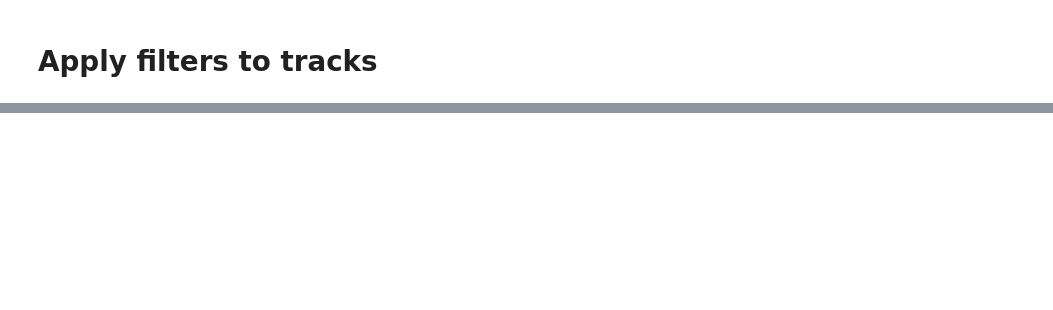
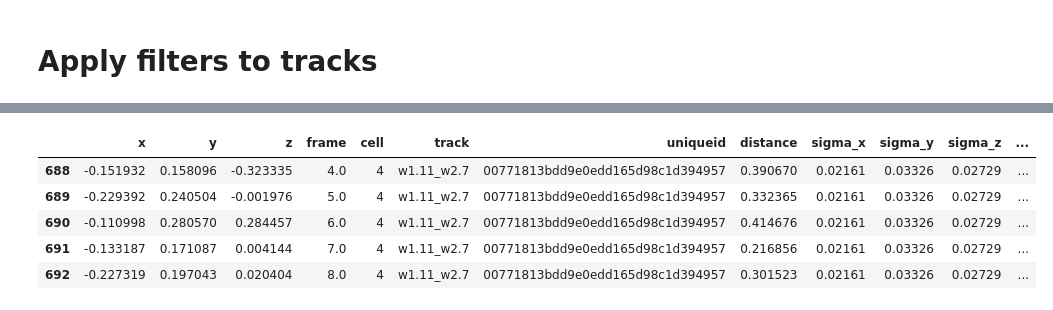
Before and after one commit to zhanyinx/SPT_analysis, a Jupyter notebook: notebooks/create_pairwise_distance_dataset_two_colors_imaging.ipynb, the cells around one changed output, grey strips where cells are left out. Drawn from its saved outputs; the diff is of its cells as text; code cells hidden in the pictures; blank space fills up the shorter version.

```diff
--- a/notebooks/create_pairwise_distance_dataset_two_colors_imaging.ipynb
+++ b/notebooks/create_pairwise_distance_dataset_two_colors_imaging.ipynb
@@ -155,0 +181,12 @@ df.to_csv(f"{basedir}/{today}_{outname}.zip", index=False, compression="zip")
+# %%
+import seaborn as sns
+df['condition'] = df['date']
+sub = df[(df['cell_line'] == "1A2") & (df['induction_time'] == "0min")]
+sub.head()
+# %% [output]
+|  | x | y | z | frame | cell | track | uniqueid | distance | sigma_x | sigma_y | sigma_z | ... |
+| 688 | -0.151932 | 0.158096 | -0.323335 | 4.0 | 4 | w1.11_w2.7 | 00771813bdd9e0edd165d98c1d394957 | 0.390670 | 0.02161 | 0.03326 | 0.02729 | ... |
+| 689 | -0.229392 | 0.240504 | -0.001976 | 5.0 | 4 | w1.11_w2.7 | 00771813bdd9e0edd165d98c1d394957 | 0.332365 | 0.02161 | 0.03326 | 0.02729 | ... |
+| 690 | -0.110998 | 0.280570 | 0.284457 | 6.0 | 4 | w1.11_w2.7 | 00771813bdd9e0edd165d98c1d394957 | 0.414676 | 0.02161 | 0.03326 | 0.02729 | ... |
+| 691 | -0.133187 | 0.171087 | 0.004144 | 7.0 | 4 | w1.11_w2.7 | 00771813bdd9e0edd165d98c1d394957 | 0.216856 | 0.02161 | 0.03326 | 0.02729 | ... |
+| 692 | -0.227319 | 0.197043 | 0.020404 | 8.0 | 4 | w1.11_w2.7 | 00771813bdd9e0edd165d98c1d394957 | 0.301523 | 0.02161 | 0.03326 | 0.02729 | ... |
```
Also changed, not shown: parts of 11 cells of this notebook.
